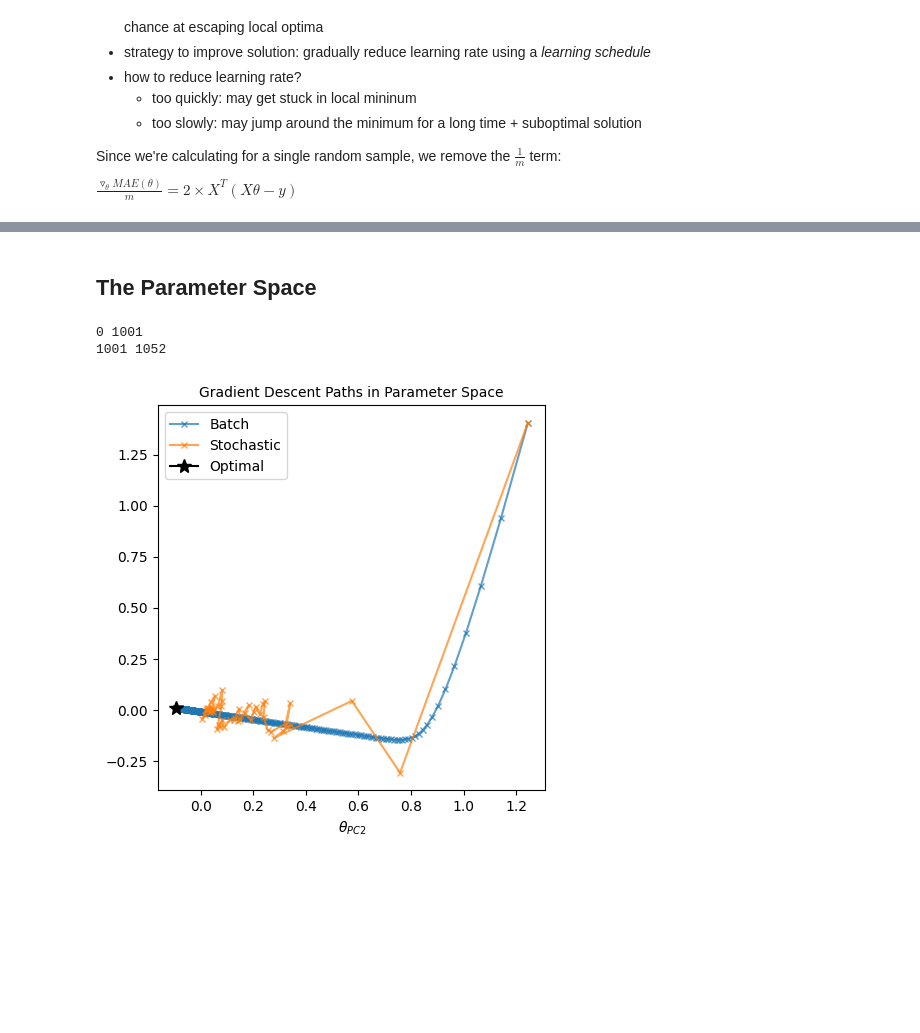
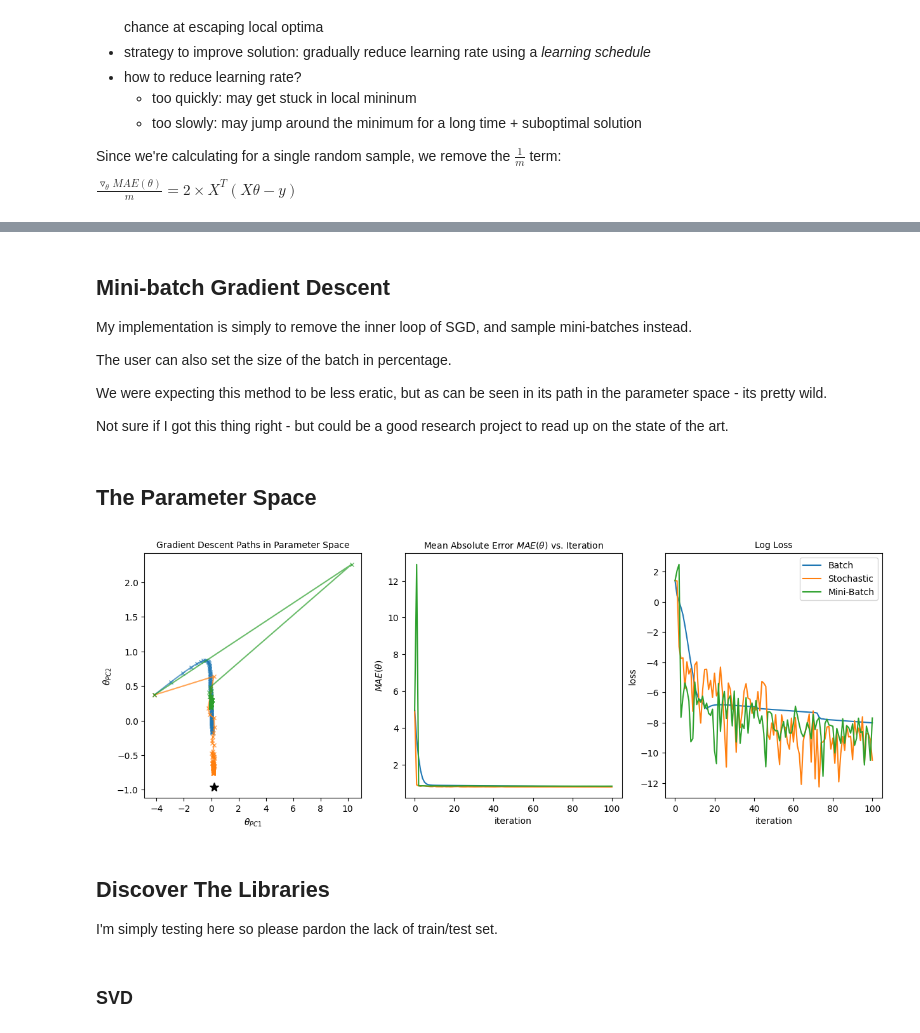
Before and after one commit to mshajarrazip/ML-Algorithm-Study, a Jupyter notebook: linear-regression.ipynb, the cells around one changed output, grey strips where cells are left out. Cells and saved outputs as stored; diff of their text form; code cells hidden in the pictures; blank space fills up the shorter version.

Commit message:
Update linear-regression notebook

```diff
--- a/linear-regression.ipynb
+++ b/linear-regression.ipynb
@@ -115,7 +121,8 @@ def stochastic_gradient_descent(
     n_epochs=50,
     t0 = 5,
     t1 = 50,
-    theta_start = None
+    theta_start = None,
+    tol=.001
     ):
 
     def learning_schedule(t):
@@ -140,8 +147,13 @@ def stochastic_gradient_descent(
             gradients = 2 * xi.T @ (xi @ theta - yi)
             eta = learning_schedule(epoch * m + i)
             theta = theta - eta * gradients
+
         # append results
-        cost_function[epoch+1] = (theta, mean_absolute_error(theta, X_b, y))
+        score = mean_absolute_error(theta, X_b, y)
+        cost_function[epoch+1] = (theta, score)
+
+        if (np.abs(score - cost_function[epoch][1]) < tol):
+            break
 
     return cost_function
 
@@ -150,0 +161,13 @@ _ = stochastic_gradient_descent(X_b, y)
+# %% [markdown]
+## Mini-batch Gradient Descent
+
+My implementation is simply to remove the inner loop of SGD, and sample mini-batches
+instead.
+
+The user can also set the size of the batch in percentage.
+
+We were expecting this method to be less eratic, but as can be seen in its path in the parameter
+space - its pretty wild.
+
+Not sure if I got this thing right - but could be a good research project to read
+up on the state of the art.
@@ -153,13 +220,17 @@ _ = stochastic_gradient_descent(X_b, y)
 # %%
 from sklearn.decomposition import PCA
 # %%
+n_iterations = 100
 theta_start = np.random.randn(n+1, 1)
-bgd_regression = batch_gradient_descent(X_b, y, theta_start=theta_start)
-sgd_regression = stochastic_gradient_descent(X_b, y, theta_start=theta_start)
+tol = 0
+bgd_regression = batch_gradient_descent(X_b, y, theta_start=theta_start, tol=tol, n_iterations=n_iterations)
+sgd_regression = stochastic_gradient_descent(X_b, y, theta_start=theta_start, tol=tol, n_epochs=n_iterations)
+mgd_regression = minibatch_gradient_descent(X_b, y, theta_start=theta_start, tol=tol, n_epochs=n_iterations)
 # %%
 experiments = [
     ("Batch", bgd_regression),
-    ("Stochastic", sgd_regression)
+    ("Stochastic", sgd_regression),
+    ("Mini-Batch", mgd_regression)
 ]
 ps_len = [
     len(exp[1]) for exp in experiments
@@ -173,40 +244,65 @@ parameter_spaces = [
 pca = PCA(n_components=2)
 ps_2d = pca.fit_transform(np.r_[tuple(parameter_spaces)])
 theta_best_2d = pca.transform(theta_best.T)
 
-plt.figure(figsize=(5, 5))
+# 3 - parameter space, log loss and MSE
+fig, ax = plt.subplots(1, 3, figsize=(5*3, 5))
 
 sx = 0
 for i in range(len(experiments)):
     exp_name = experiments[i][0]
     ex = sx + ps_len[i]
-    print(sx, ex)
-    plt.plot(
+
+    # Gradient descent paths in parameter space
+    ax[0].plot(
         ps_2d[sx:ex,0],
         ps_2d[sx:ex,1],
         markersize=5,
         marker='x',
         ls='-',
         alpha=.7,
         label=exp_name
         )
+
+    mae_scores = np.array([
+        [k, experiments[i][1][k][1]] for k in experiments[i][1]
+    ])
+    log_loss = np.array([
+        [k, np.log(np.abs(mae_scores[k, 1] - mae_scores[k-1, 1])) ]
+        for k in range(0, mae_scores.shape[0])
+    ])
+    ax[1].plot(mae_scores[:, 0], mae_scores[:, 1], label=exp_name)
+    ax[2].plot(log_loss[:, 0], log_loss[:, 1], label=exp_name)
+
+
     sx = ex
 
 # plot the optimal theta from normal equation
-plt.plot(
+ax[0].plot(
     theta_best_2d[0][0],
     theta_best_2d[0][1],
     marker="*",
     color="black",
     markersize=10,
     label="Optimal"
     )
-plt.xlabel("$\\theta_{PC1}$")
-plt.xlabel("$\\theta_{PC2}$")
+ax[0].set_xlabel("$\\theta_{PC1}$")
+ax[0].set_ylabel("$\\theta_{PC2}$")
+ax[0].set_title("Gradient Descent Paths in Parameter Space", fontsize=10)
+
+ax[1].set_xlabel("iteration")
+ax[1].set_ylabel("$MAE(\\theta)$")
+ax[1].set_title("Mean Absolute Error $MAE(\\theta)$ vs. Iteration", fontsize=10)
+
+ax[2].set_xlabel("iteration")
+ax[2].set_ylabel("loss")
+ax[2].set_title("Log Loss", fontsize=10)
+
 plt.legend()
-plt.title("Gradient Descent Paths in Parameter Space", fontsize=10)
 plt.show()
 # %% [output]
-0 1001
-1001 1052
-[figure, old version]
+[figure, new version]
+# %% [markdown]
+## Discover The Libraries
+
+I'm simply testing here so please pardon the lack of train/test set.
@@ -212,0 +311,2 @@ plt.show()
+# %% [markdown]
+### SVD
```
Also changed, not shown: parts of 9 cells of this notebook.
